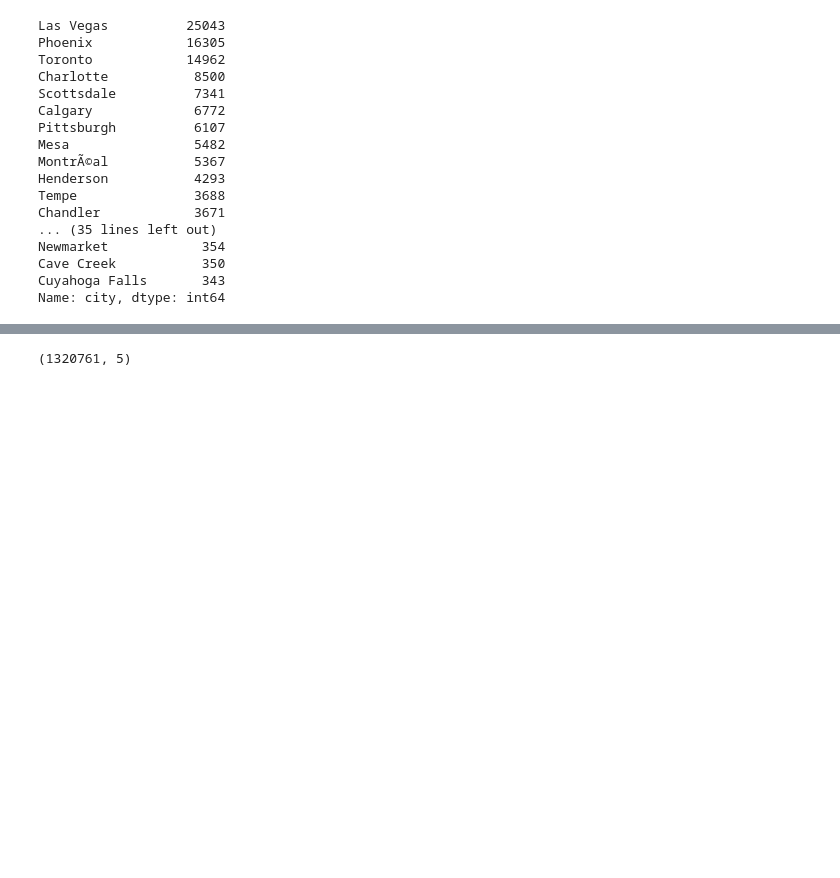
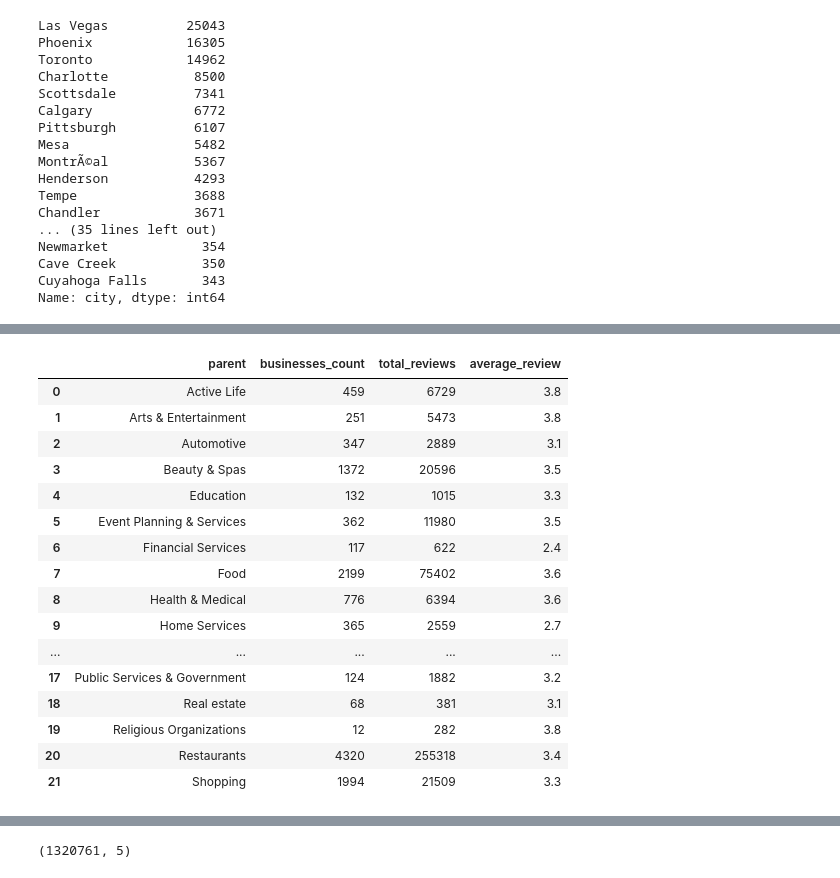
Before and after one commit to anulkar/yelp-visualizations, a Jupyter notebook: Keith/yelp_dataset_cleanup.ipynb, the cells around one changed output, grey strips where cells are left out. Saved outputs shown, nothing was run; the diff lists cells and outputs as text; code cells hidden in the pictures; blank space fills up the shorter version.

```diff
--- a/Keith/yelp_dataset_cleanup.ipynb
+++ b/Keith/yelp_dataset_cleanup.ipynb
@@ -135,8 +135,26 @@ yelp_toronto.to_json(f"static/assets/data/test_yelp_toronto_business_dataset_{or
 # %%
 d = {'is_open':'businesses_count', 'review_count':'total_reviews','stars':'average_review'}
 yelp_toronto_summary = yelp_toronto.groupby('parent',as_index=False).agg({'is_open':'sum', 'review_count':'sum','stars':'mean'}).rename(columns=d)
 yelp_toronto_summary = yelp_toronto_summary.round({"average_review":1})
 yelp_toronto_summary
 # Convert/Save the DataFrame of Yelp Toronto businessess summary to a new JSON records file
-orientation = "records"
-yelp_toronto_summary.to_json(f"static/assets/data/yelp_toronto_business_summary_{orientation}.json", orient=orientation)
+#orientation = "records"
+#yelp_toronto_summary.to_json(f"static/assets/data/yelp_toronto_business_summary_{orientation}.json", orient=orientation)
+# %% [output]
+|  | parent | businesses_count | total_reviews | average_review |
+| 0 | Active Life | 459 | 6729 | 3.8 |
+| 1 | Arts & Entertainment | 251 | 5473 | 3.8 |
+| 2 | Automotive | 347 | 2889 | 3.1 |
+| 3 | Beauty & Spas | 1372 | 20596 | 3.5 |
+| 4 | Education | 132 | 1015 | 3.3 |
+| 5 | Event Planning & Services | 362 | 11980 | 3.5 |
+| 6 | Financial Services | 117 | 622 | 2.4 |
+| 7 | Food | 2199 | 75402 | 3.6 |
+| 8 | Health & Medical | 776 | 6394 | 3.6 |
+| 9 | Home Services | 365 | 2559 | 2.7 |
+| ... | ... | ... | ... | ... |
+| 17 | Public Services & Government | 124 | 1882 | 3.2 |
+| 18 | Real estate | 68 | 381 | 3.1 |
+| 19 | Religious Organizations | 12 | 282 | 3.8 |
+| 20 | Restaurants | 4320 | 255318 | 3.4 |
+| 21 | Shopping | 1994 | 21509 | 3.3 |
```
Also changed, not shown: parts of 3 cells of this notebook, 18 other files.
